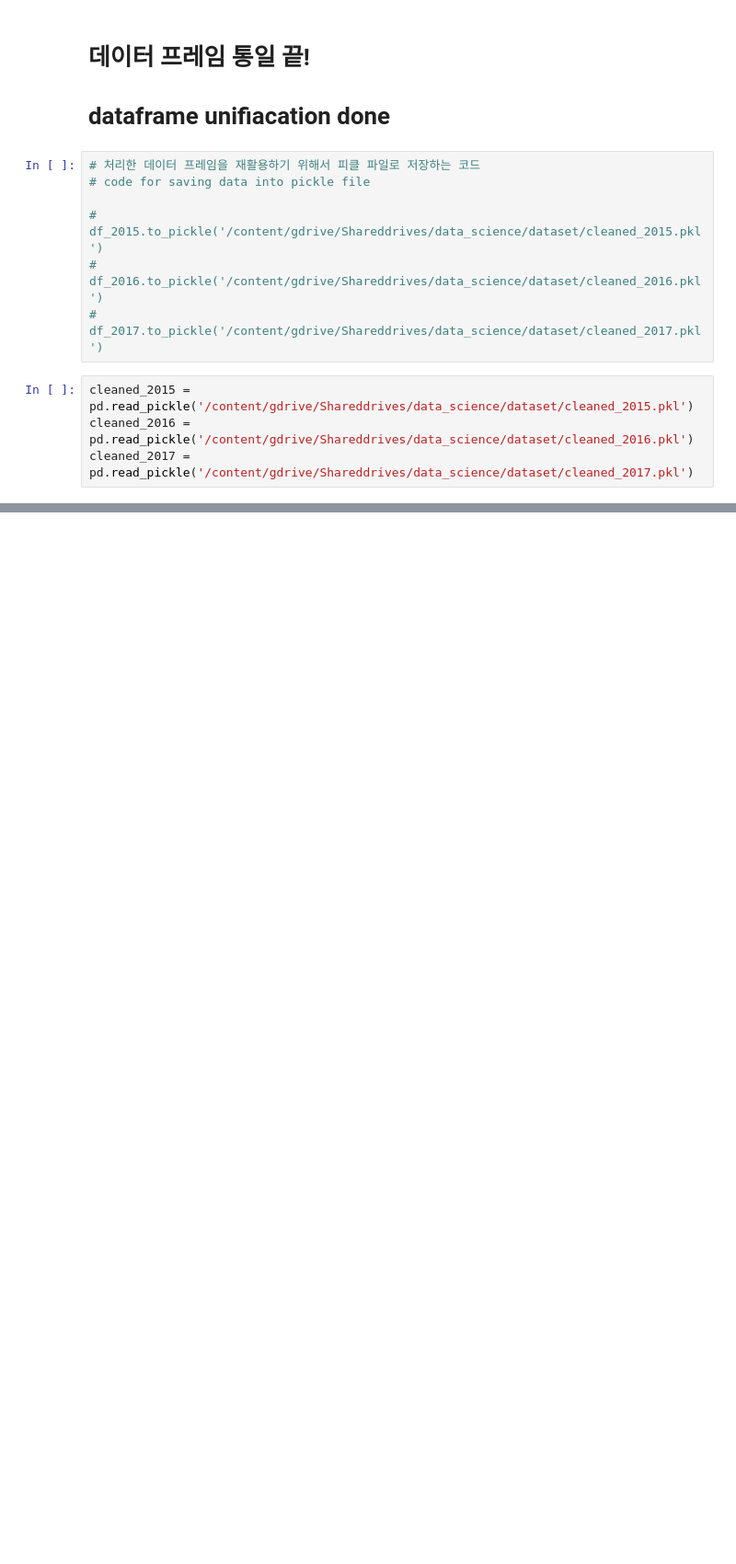
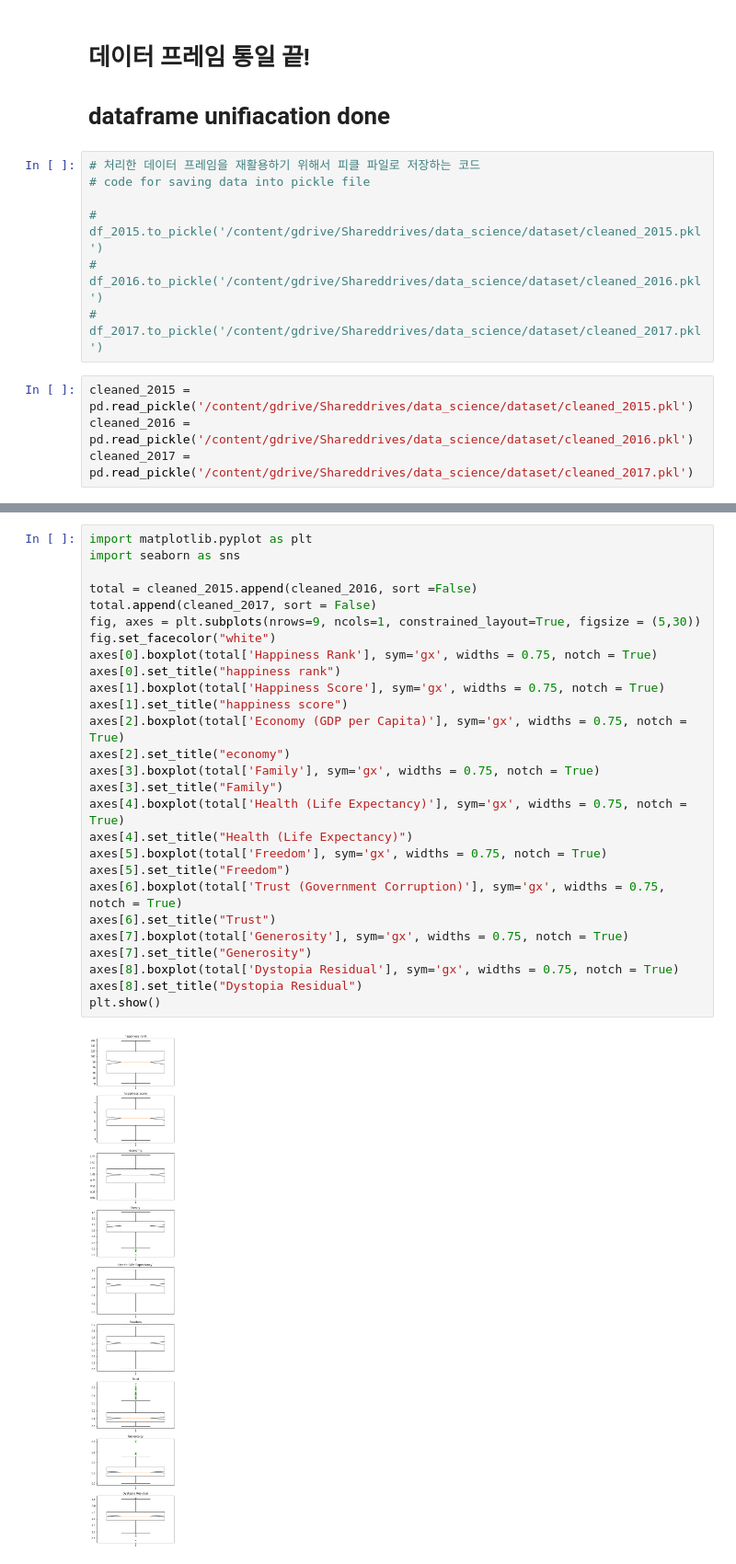
Before and after one commit to Kim-Dong-Jun99/DSTermProject, a Jupyter notebook: term_project_final.ipynb, the cells around one changed output, grey strips where cells are left out. Shown at 92% size. Saved outputs shown, nothing was run; the diff lists cells and outputs as text; blank space fills up the shorter version.

```diff
--- a/term_project_final.ipynb
+++ b/term_project_final.ipynb
@@ -244,0 +285,29 @@ cleaned_2017 = pd.read_pickle('/content/gdrive/Shareddrives/data_science/dataset
+# %%
+import matplotlib.pyplot as plt
+import seaborn as sns
+
+total = cleaned_2015.append(cleaned_2016, sort =False)
+total.append(cleaned_2017, sort = False)
+fig, axes = plt.subplots(nrows=9, ncols=1, constrained_layout=True, figsize = (5,30))
+fig.set_facecolor("white")
+axes[0].boxplot(total['Happiness Rank'], sym='gx', widths = 0.75, notch = True)
+axes[0].set_title("happiness rank")
+axes[1].boxplot(total['Happiness Score'], sym='gx', widths = 0.75, notch = True)
+axes[1].set_title("happiness score")
+axes[2].boxplot(total['Economy (GDP per Capita)'], sym='gx', widths = 0.75, notch = True)
+axes[2].set_title("economy")
+axes[3].boxplot(total['Family'], sym='gx', widths = 0.75, notch = True)
+axes[3].set_title("Family")
+axes[4].boxplot(total['Health (Life Expectancy)'], sym='gx', widths = 0.75, notch = True)
+axes[4].set_title("Health (Life Expectancy)")
+axes[5].boxplot(total['Freedom'], sym='gx', widths = 0.75, notch = True)
+axes[5].set_title("Freedom")
+axes[6].boxplot(total['Trust (Government Corruption)'], sym='gx', widths = 0.75, notch = True)
+axes[6].set_title("Trust")
+axes[7].boxplot(total['Generosity'], sym='gx', widths = 0.75, notch = True)
+axes[7].set_title("Generosity")
+axes[8].boxplot(total['Dystopia Residual'], sym='gx', widths = 0.75, notch = True)
+axes[8].set_title("Dystopia Residual")
+plt.show()
+# %% [output]
+[figure, added]
```
Also changed, not shown: parts of 14 cells of this notebook.
